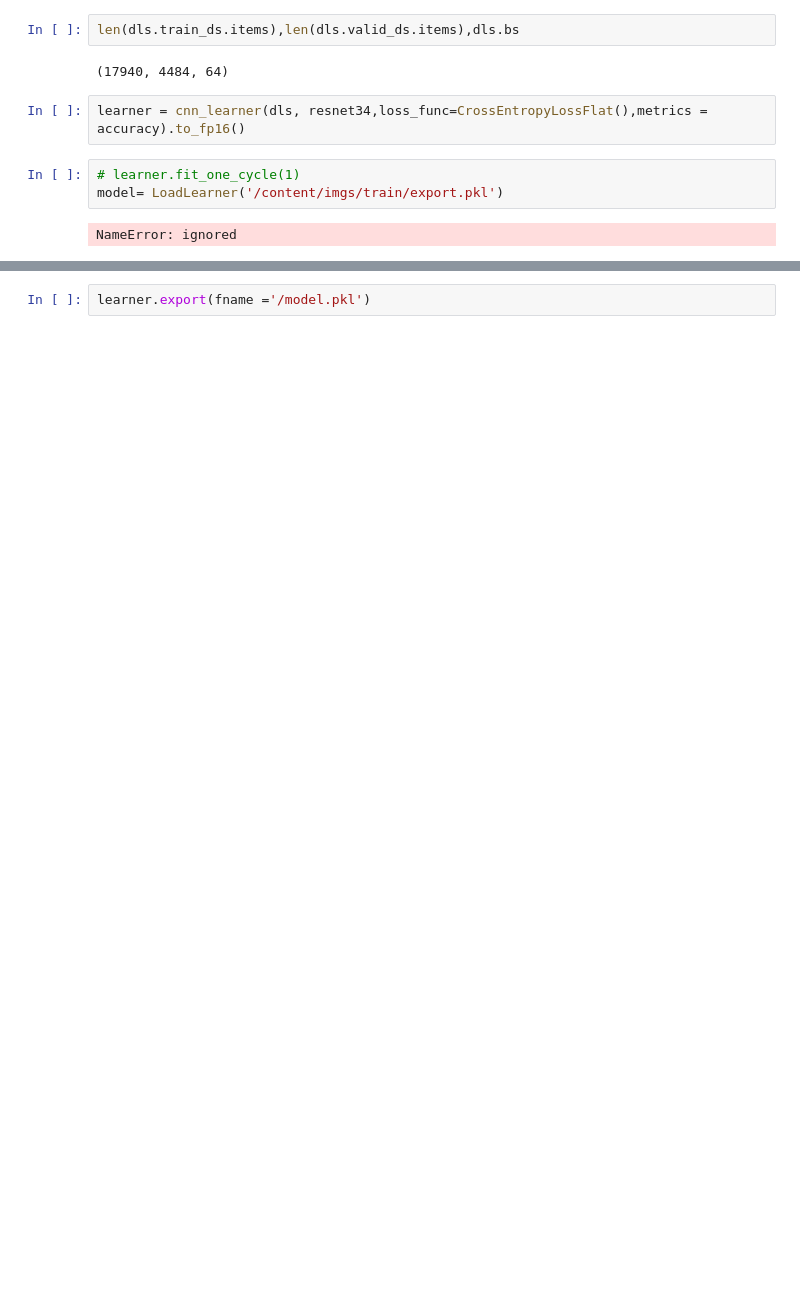
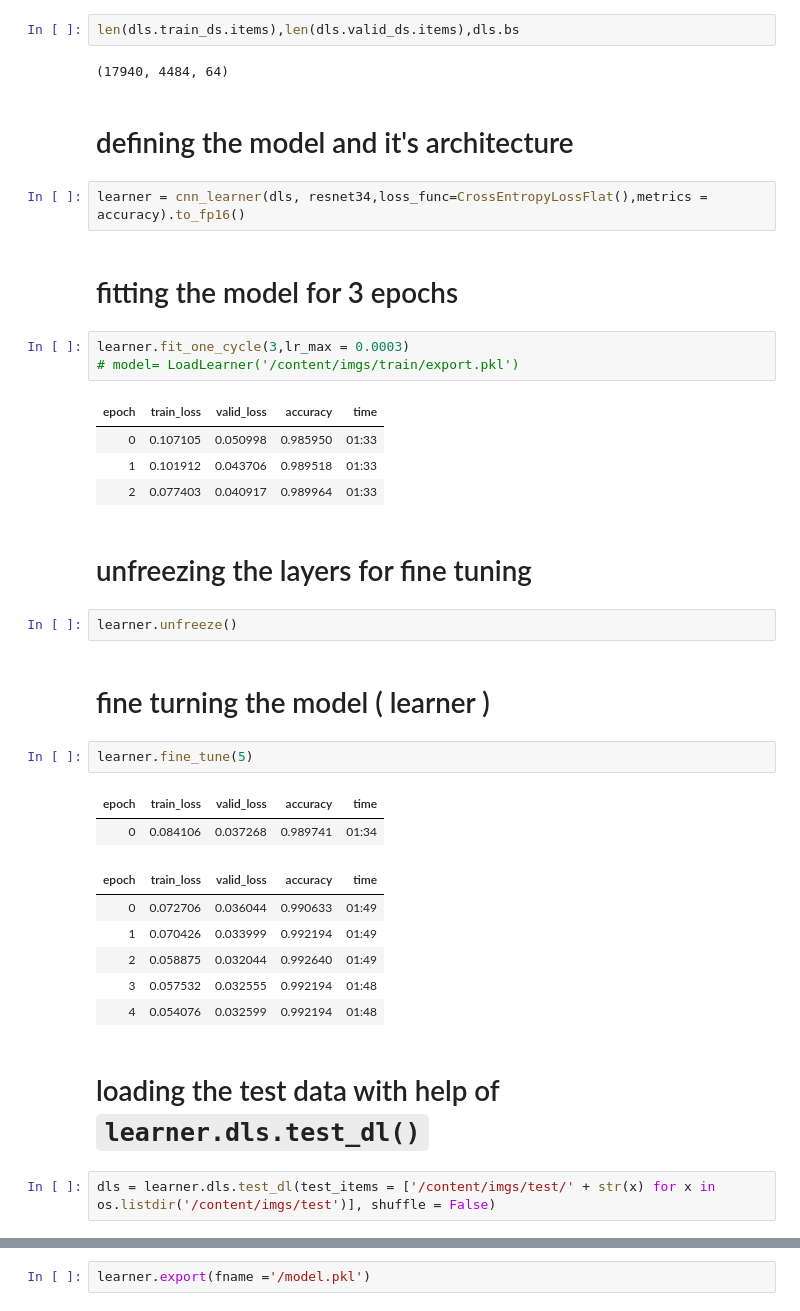
Before and after one commit to someshfengde/FastAI, a Jupyter notebook: projects_and_codes/kaggle_driver_attention.ipynb, the cells around one changed output, grey strips where cells are left out. Drawn from its saved outputs; the diff is of its cells as text; blank space fills up the shorter version.

```diff
--- a/projects_and_codes/kaggle_driver_attention.ipynb
+++ b/projects_and_codes/kaggle_driver_attention.ipynb
@@ -171,10 +111,38 @@ dls = ImageDataLoaders.from_path_func(path, fnames, label_func)
 len(dls.train_ds.items),len(dls.valid_ds.items),dls.bs
 # %% [output]
 (17940, 4484, 64)
+# %% [markdown]
+# defining the model and it's architecture
 # %%
 learner = cnn_learner(dls, resnet34,loss_func=CrossEntropyLossFlat(),metrics = accuracy).to_fp16()
+# %% [markdown]
+# fitting the model for 3 epochs
 # %%
-# learner.fit_one_cycle(1)
-model= LoadLearner('/content/imgs/train/export.pkl')
+learner.fit_one_cycle(3,lr_max = 0.0003)
+# model= LoadLearner('/content/imgs/train/export.pkl')
 # %% [output]
-NameError: ignored
+| epoch | train_loss | valid_loss | accuracy | time |
+| 0 | 0.107105 | 0.050998 | 0.985950 | 01:33 |
+| 1 | 0.101912 | 0.043706 | 0.989518 | 01:33 |
+| 2 | 0.077403 | 0.040917 | 0.989964 | 01:33 |
+# %% [markdown]
+# unfreezing the layers for fine tuning
+# %%
+learner.unfreeze()
+# %% [markdown]
+# fine turning the model ( learner )
+# %%
+learner.fine_tune(5)
+# %% [output]
+| epoch | train_loss | valid_loss | accuracy | time |
+| 0 | 0.084106 | 0.037268 | 0.989741 | 01:34 |
+| epoch | train_loss | valid_loss | accuracy | time |
+| 0 | 0.072706 | 0.036044 | 0.990633 | 01:49 |
+| 1 | 0.070426 | 0.033999 | 0.992194 | 01:49 |
+| 2 | 0.058875 | 0.032044 | 0.992640 | 01:49 |
+| 3 | 0.057532 | 0.032555 | 0.992194 | 01:48 |
+| 4 | 0.054076 | 0.032599 | 0.992194 | 01:48 |
+# %% [markdown]
+# loading the test data with help of `learner.dls.test_dl()`
+# %%
+dls = learner.dls.test_dl(test_items = ['/content/imgs/test/' + str(x) for x in os.listdir('/content/imgs/test')], shuffle = False)
```
Also changed, not shown: parts of 56 cells of this notebook, 3 other files.
